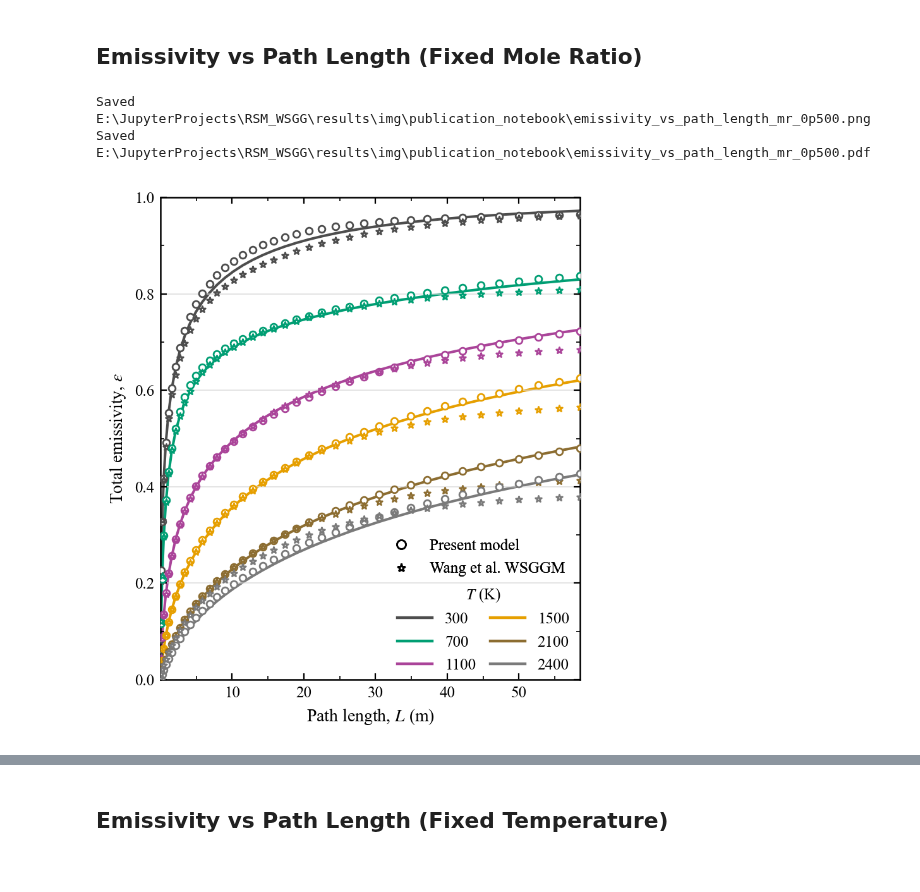
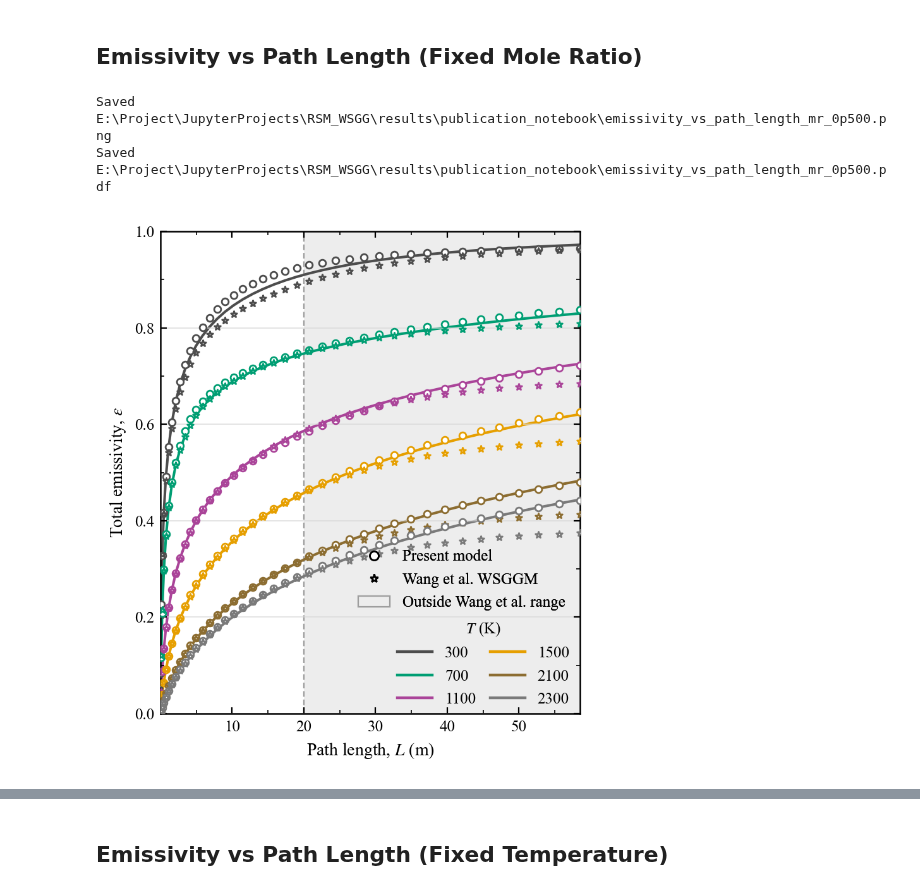
Before and after one commit to huatyrz/RSM_WSGG, a Jupyter notebook: notebooks/validation_publication_plots.ipynb, the cells around one changed output, grey strips where cells are left out. Cells and saved outputs as stored; diff of their text form; code cells hidden in the pictures.

```diff
--- a/notebooks/validation_publication_plots.ipynb
+++ b/notebooks/validation_publication_plots.ipynb
@@ -49,10 +58,14 @@ Loaded helpers from: E:\JupyterProjects\RSM_WSGG\src\generate_validation_plots.p
 gvp.configure_publication_style()
 
 SAVE_FIGURES = True
-OUTPUT_DIR = PROJECT_ROOT / "results" / "img" / "publication_notebook"
+OUTPUT_DIR = PROJECT_ROOT / "results" / "publication_notebook"
 PANEL_LABELS = False
 
-COEFF_FILE = gvp.latest_coefficients_file(PROJECT_ROOT / "results")
+# COEFF_FILE = gvp.latest_coefficients_file(PROJECT_ROOT / "results")
+# COEFF_FILE = gvp.resolve_coefficients_file_for_notebook()
+COEFF_FILE = gvp.resolve_coefficients_file_for_notebook(
+    PROJECT_ROOT / "results" / "coefficients_20260326_122927_Ng6_Exp4_Tref1000_bs16384.xlsx"
+)
 WANG_FILE = PROJECT_ROOT / "input" / "coefficients_from_wang.xlsx"
 SHEET_NAME = "Px=0.2bar"
 PT = 1.0
@@ -517,7 +718,7 @@ Saved E:\JupyterProjects\RSM_WSGG\results\img\publication_notebook\emissivity_vs
 # %%
 # Editable parameters for this figure
 figsize = (4.0, 4.5)
-selected_temperatures = [300.0, 700.0, 1100.0, 1500.0, 2100.0, 2400.0]
+selected_temperatures = [300.0, 700.0, 1100.0, 1500.0, 2100.0, 2300.0]
 annotation_xy = (0.97, 0.96)
 series_legend_loc = "lower left"
 series_legend_anchor = (0.55, 0.0)
@@ -527,6 +728,7 @@ model_legend_anchor = (0.98, 0.2)
 x_limits = None
 y_limits = None
 save_stem = "emissivity_vs_path_length_mr_0p500"
+extrapolation_limit = WANG_VALIDITY["L_max"]   # Comment 8: outside Wang et al. range
 
 mr_value = 0.5
 path_order = np.argsort(val_l)
@@ -548,6 +750,10 @@ if x_limits is None:
 
 colors = gvp.choose_series_colors(len(series_labels))
 fig, ax = plt.subplots(figsize=figsize)
+
+# Comment 8: shade the region outside the Wang et al. validity envelope
+if MARK_EXTRAPOLATION:
+    mark_extrapolation(ax, x_values, extrapolation_limit)
 
 for color, reference_curve, rsm_curve, wang_curve in zip(colors, reference_curves, rsm_curves, wang_curves):
     ax.plot(x_values, reference_curve, color=color, linewidth=1.45, zorder=1)
@@ -601,36 +807,39 @@ model_handles = [
         marker="o",
         markerfacecolor="white",
         markeredgecolor="black",
         markeredgewidth=1.0,
         markersize=5.0,
         label="Present model",
     ),
     Line2D(
         [0], [0],
         linestyle="None",
         marker="*",
         markerfacecolor="white",
         markeredgecolor="black",
         markeredgewidth=1.0,
         markersize=4.8,
         label="Wang et al. WSGGM",
     ),
 ]
+if MARK_EXTRAPOLATION:
+    model_handles = model_handles + [Patch(facecolor="#EDEDED", edgecolor="#9E9E9E",
+                                          linewidth=0.8, label="Outside Wang et al. range")]
 legend_models = ax.legend(
     handles=model_handles,
     loc=model_legend_loc,
     bbox_to_anchor=model_legend_anchor,
     borderaxespad=0.0,
 )
 
 ax.add_artist(legend_series)
 ax.add_artist(legend_models)
 
 maybe_save(fig, save_stem if SAVE_FIGURES else None)
 # %% [output]
-Saved E:\JupyterProjects\RSM_WSGG\results\img\publication_notebook\emissivity_vs_path_length_mr_0p500.png
-Saved E:\JupyterProjects\RSM_WSGG\results\img\publication_notebook\emissivity_vs_path_length_mr_0p500.pdf
+Saved E:\Project\JupyterProjects\RSM_WSGG\results\publication_notebook\emissivity_vs_path_length_mr_0p500.png
+Saved E:\Project\JupyterProjects\RSM_WSGG\results\publication_notebook\emissivity_vs_path_length_mr_0p500.pdf
-[figure, old version]
+[figure, new version]
 # %%
 # Editable parameters for this figure
 figsize = (4.0, 4.5)
```
Also changed, not shown: parts of 26 cells of this notebook, 3 other files.
